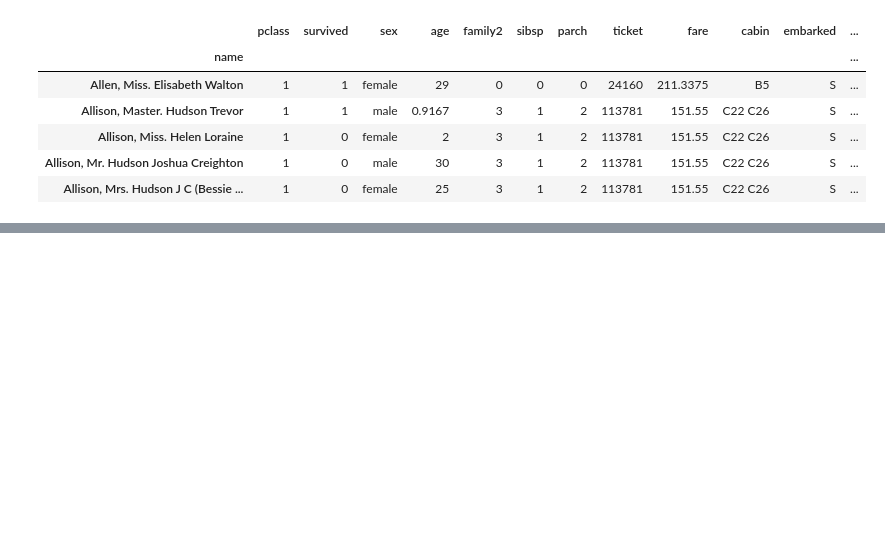
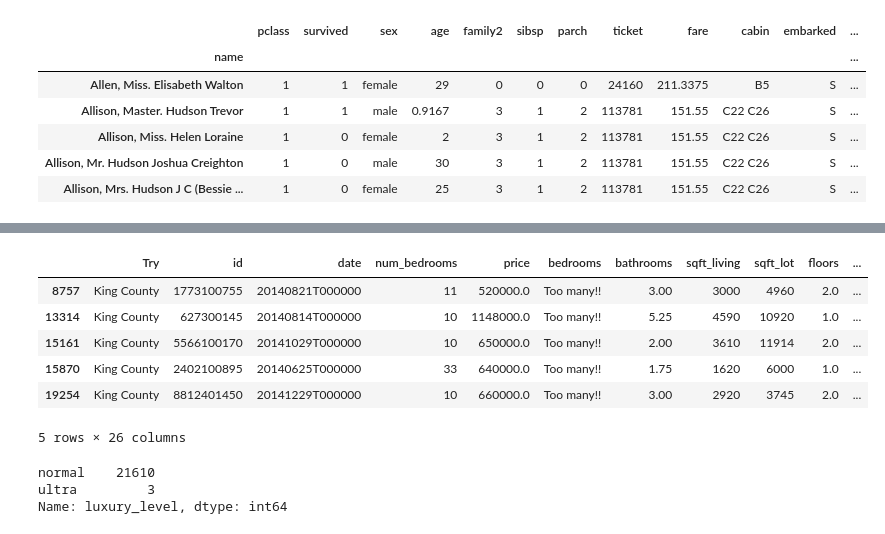
Before and after one commit to dennisowusu123/DATA-ANALYTICS-GT, a Jupyter notebook: DataScience/DataAnalysis/01_Dataframes.ipynb, the cells around one changed output, grey strips where cells are left out. Saved outputs shown, nothing was run; the diff lists cells and outputs as text; code cells hidden in the pictures; blank space fills up the shorter version.

```diff
--- a/DataScience/DataAnalysis/01_Dataframes.ipynb
+++ b/DataScience/DataAnalysis/01_Dataframes.ipynb
@@ -2135,0 +2229,4 @@ titanic.head()
+# %%
+# Over here i am filtering it down
+many_bedrooms = houses['bedrooms']>=10
+houses.loc[many_bedrooms,['bedrooms','bathrooms']]
@@ -2135,0 +2240,12 @@ titanic.head()
+# %%
+#changing the values with a string
+houses.loc[many_bedrooms,['bedrooms']] = 'Too many!!'
+houses[many_bedrooms]
+# %% [output]
+|  | Try | id | date | num_bedrooms | price | bedrooms | bathrooms | sqft_living | sqft_lot | floors | ... |
+| 8757 | King County | 1773100755 | 20140821T000000 | 11 | 520000.0 | Too many!! | 3.00 | 3000 | 4960 | 2.0 | ... |
+| 13314 | King County | 627300145 | 20140814T000000 | 10 | 1148000.0 | Too many!! | 5.25 | 4590 | 10920 | 1.0 | ... |
+| 15161 | King County | 5566100170 | 20141029T000000 | 10 | 650000.0 | Too many!! | 2.00 | 3610 | 11914 | 2.0 | ... |
+| 15870 | King County | 2402100895 | 20140625T000000 | 33 | 640000.0 | Too many!! | 1.75 | 1620 | 6000 | 1.0 | ... |
+| 19254 | King County | 8812401450 | 20141229T000000 | 10 | 660000.0 | Too many!! | 3.00 | 2920 | 3745 | 2.0 | ... |
+5 rows × 26 columns
@@ -2135,0 +2259,7 @@ titanic.head()
+# %%
+houses.loc[high_quality & greater_view,['luxury_level']] = 'ultra'
+houses['luxury_level'].value_counts()
+# %% [output]
+normal    21610
+ultra         3
+Name: luxury_level, dtype: int64
```
Also changed, not shown: parts of 13 cells of this notebook.
